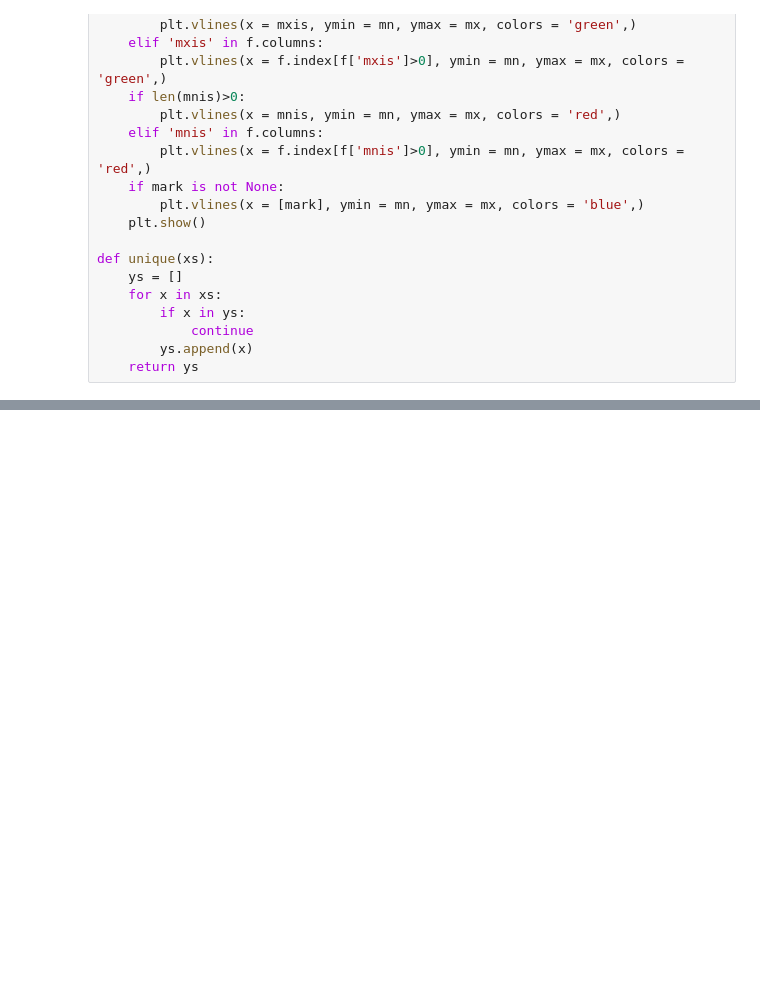
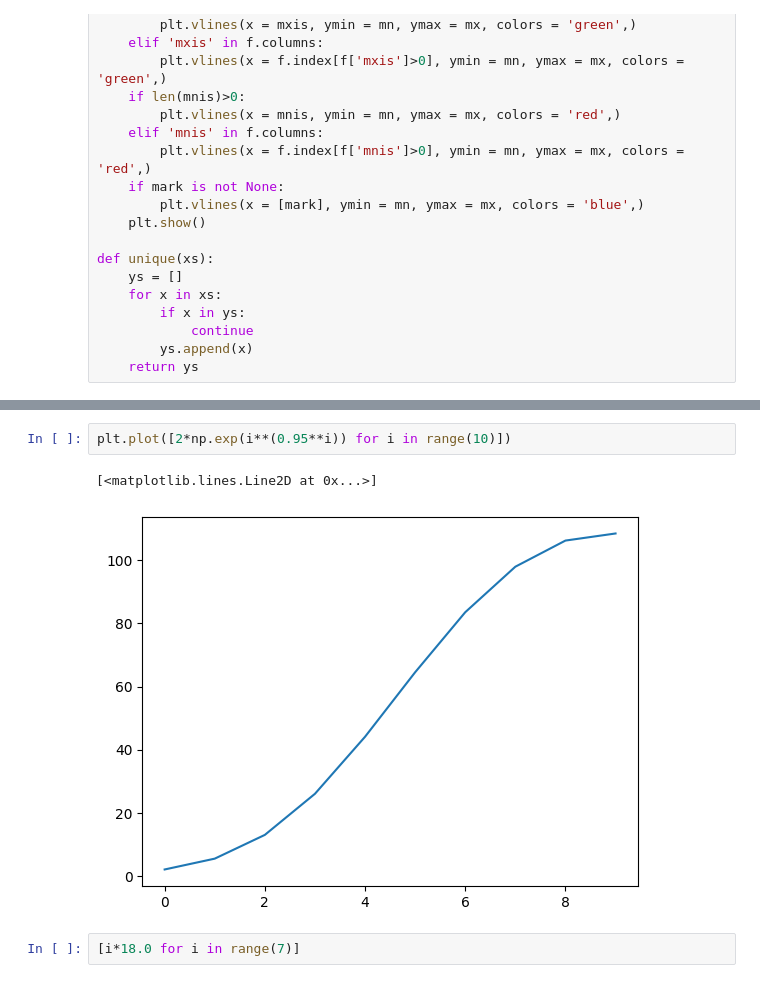
Before and after one commit to ce-muzzamil/crypto-data-research, a Jupyter notebook: test.ipynb, the cells around one changed output, grey strips where cells are left out. Drawn from its saved outputs; the diff is of its cells as text; blank space fills up the shorter version.

```diff
--- a/test.ipynb
+++ b/test.ipynb
@@ -49,0 +208,7 @@ print(y(steps)[-1])
+# %%
+plt.plot([2*np.exp(i**(0.95**i)) for i in range(10)])
+# %% [output]
+[<matplotlib.lines.Line2D at 0x...>]
+[figure, added]
+# %%
+[i*18.0 for i in range(7)]
```
Also changed, not shown: parts of 28 cells of this notebook, 4 other files.
